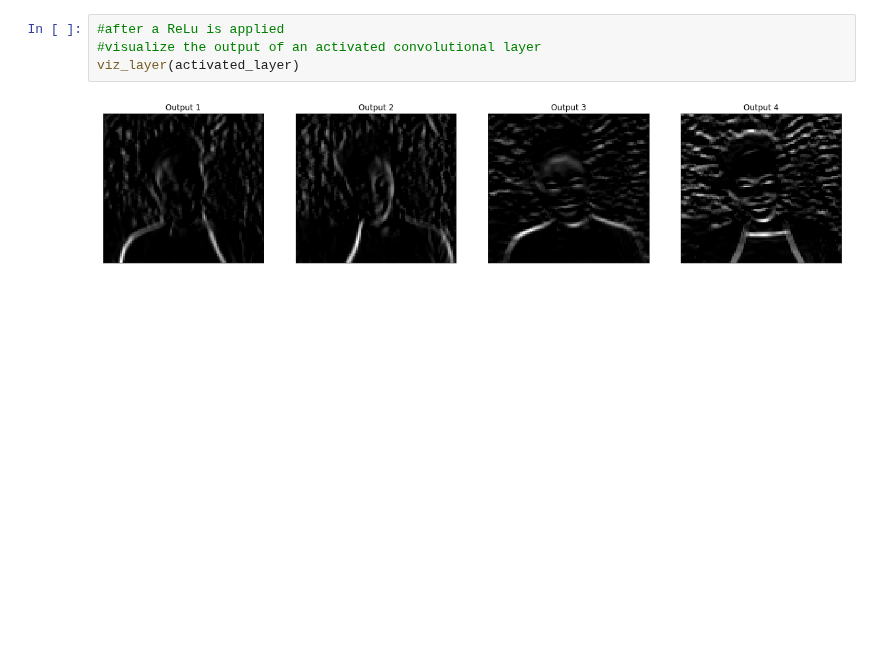
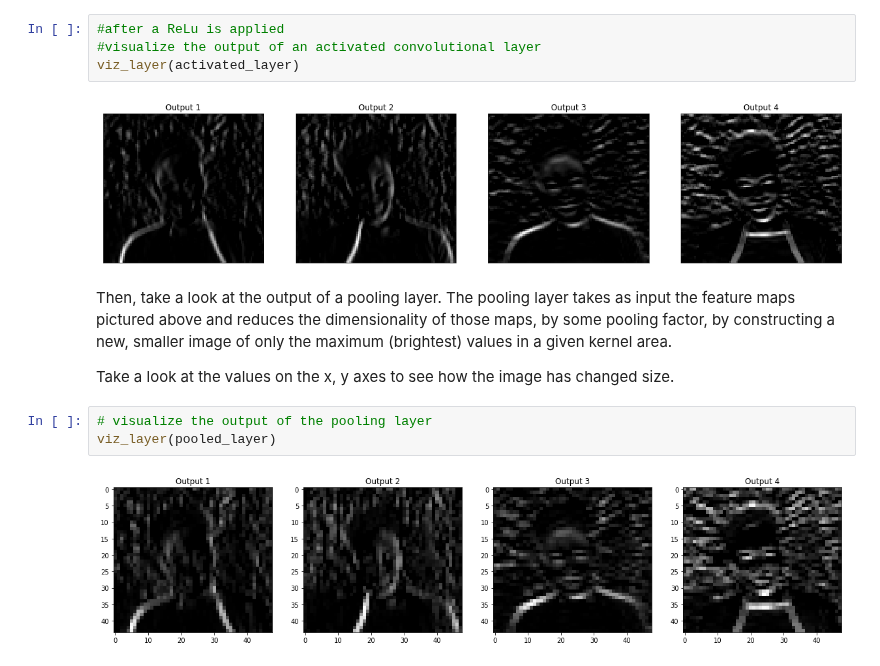
Before and after one commit to Joycechidi/Deep-Learning-Portfolio, a Jupyter notebook: CNN/conv_layer_viz.ipynb, the cells around one changed output. Saved outputs shown, nothing was run; the diff lists cells and outputs as text; blank space fills up the shorter version.

```diff
--- a/CNN/conv_layer_viz.ipynb
+++ b/CNN/conv_layer_viz.ipynb
@@ -207,3 +209,12 @@ I've chose a ReLu function to do this, and this function simply turns all negati
 viz_layer(activated_layer)
 # %% [output]
 [figure]
+# %% [markdown]
+Then, take a look at the output of a pooling layer. The pooling layer takes as input the feature maps pictured above and reduces the dimensionality of those maps, by some pooling factor, by constructing a new, smaller image of only the maximum (brightest) values in a given kernel area.
+
+Take a look at the values on the x, y axes to see how the image has changed size.
+# %%
+# visualize the output of the pooling layer
+viz_layer(pooled_layer)
+# %% [output]
+[figure, added]
```
Also changed, not shown: parts of 5 cells of this notebook.
